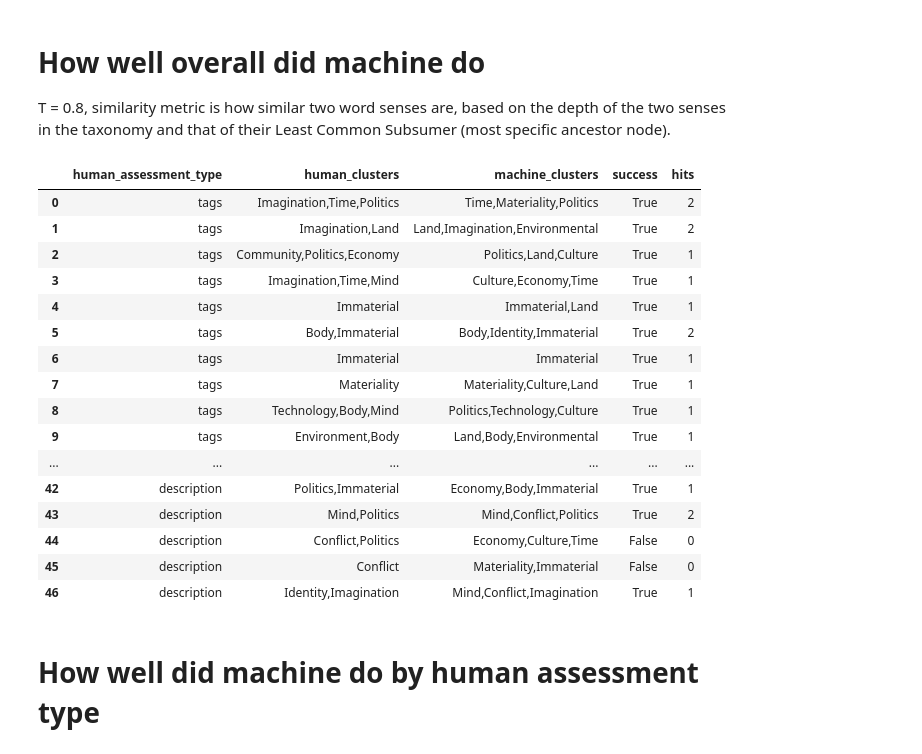
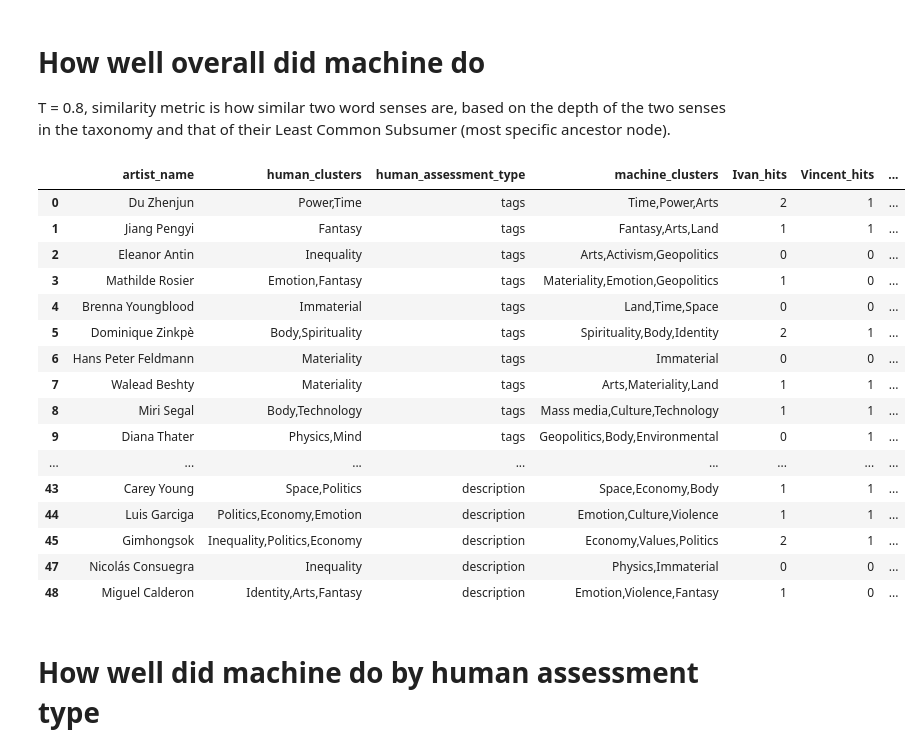
Before and after one commit to darenr/kadist-autotagging, a Jupyter notebook: Cluster-Assignment-Demo.ipynb, the cells around one changed output. Saved outputs shown, nothing was run; the diff lists cells and outputs as text; code cells hidden in the pictures.

```diff
--- a/Cluster-Assignment-Demo.ipynb
+++ b/Cluster-Assignment-Demo.ipynb
@@ -18,26 +35,36 @@ df['success'] = df['hits'] > 0
 # How well overall did machine do
 
 T = 0.8, similarity metric is how similar two word senses are, based on the depth of the two senses in the taxonomy and that of their Least Common Subsumer (most specific ancestor node).
-# %%
-df[['human_assessment_type', 'human_clusters', 'machine_clusters', 'success', 'hits']].head(50)
-# %% [output]
-|  | human_assessment_type | human_clusters | machine_clusters | success | hits |
-| 0 | tags | Imagination,Time,Politics | Time,Materiality,Politics | True | 2 |
-| 1 | tags | Imagination,Land | Land,Imagination,Environmental | True | 2 |
-| 2 | tags | Community,Politics,Economy | Politics,Land,Culture | True | 1 |
-| 3 | tags | Imagination,Time,Mind | Culture,Economy,Time | True | 1 |
-| 4 | tags | Immaterial | Immaterial,Land | True | 1 |
-| 5 | tags | Body,Immaterial | Body,Identity,Immaterial | True | 2 |
-| 6 | tags | Immaterial | Immaterial | True | 1 |
-| 7 | tags | Materiality | Materiality,Culture,Land | True | 1 |
-| 8 | tags | Technology,Body,Mind | Politics,Technology,Culture | True | 1 |
-| 9 | tags | Environment,Body | Land,Body,Environmental | True | 1 |
-| ... | ... | ... | ... | ... | ... |
-| 42 | description | Politics,Immaterial | Economy,Body,Immaterial | True | 1 |
-| 43 | description | Mind,Politics | Mind,Conflict,Politics | True | 2 |
-| 44 | description | Conflict,Politics | Economy,Culture,Time | False | 0 |
-| 45 | description | Conflict | Materiality,Immaterial | False | 0 |
-| 46 | description | Identity,Imagination | Mind,Conflict,Imagination | True | 1 |
+# %%
+columns = ['artist_name', 'human_clusters', 'human_assessment_type', 'machine_clusters'] + ['%s_hits' % (person) for person in people]
+df_summary = df[columns]
+
+def custom_style(row):
+    color = 'white'
+    if row['Vincent_hits'] == 3: color = '#FFFF99'
+    if row['Vincent_hits'] == 2: color = '#FFFF00'
+    if row['Vincent_hits'] == 1: color = '#FFFF66'
+    return ['background-color: %s' % color]*len(row.values)
+
+df_summary.style.apply(custom_style, axis=1)
+# %% [output]
+|  | artist_name | human_clusters | human_assessment_type | machine_clusters | Ivan_hits | Vincent_hits | ... |
+| 0 | Du Zhenjun | Power,Time | tags | Time,Power,Arts | 2 | 1 | ... |
+| 1 | Jiang Pengyi | Fantasy | tags | Fantasy,Arts,Land | 1 | 1 | ... |
+| 2 | Eleanor Antin | Inequality | tags | Arts,Activism,Geopolitics | 0 | 0 | ... |
+| 3 | Mathilde Rosier | Emotion,Fantasy | tags | Materiality,Emotion,Geopolitics | 1 | 0 | ... |
+| 4 | Brenna Youngblood | Immaterial | tags | Land,Time,Space | 0 | 0 | ... |
+| 5 | Dominique Zinkpè | Body,Spirituality | tags | Spirituality,Body,Identity | 2 | 1 | ... |
+| 6 | Hans Peter Feldmann | Materiality | tags | Immaterial | 0 | 0 | ... |
+| 7 | Walead Beshty | Materiality | tags | Arts,Materiality,Land | 1 | 1 | ... |
+| 8 | Miri Segal | Body,Technology | tags | Mass media,Culture,Technology | 1 | 1 | ... |
+| 9 | Diana Thater | Physics,Mind | tags | Geopolitics,Body,Environmental | 0 | 1 | ... |
+| ... | ... | ... | ... | ... | ... | ... | ... |
+| 43 | Carey Young | Space,Politics | description | Space,Economy,Body | 1 | 1 | ... |
+| 44 | Luis Garciga | Politics,Economy,Emotion | description | Emotion,Culture,Violence | 1 | 1 | ... |
+| 45 | Gimhongsok | Inequality,Politics,Economy | description | Economy,Values,Politics | 2 | 1 | ... |
+| 47 | Nicolás Consuegra | Inequality | description | Physics,Immaterial | 0 | 0 | ... |
+| 48 | Miguel Calderon | Identity,Arts,Fantasy | description | Emotion,Violence,Fantasy | 1 | 0 | ... |
 # %% [markdown]
 # How well did machine do by human assessment type
 # %%
```
Also changed, not shown: parts of 18 cells of this notebook, 12 other files.
